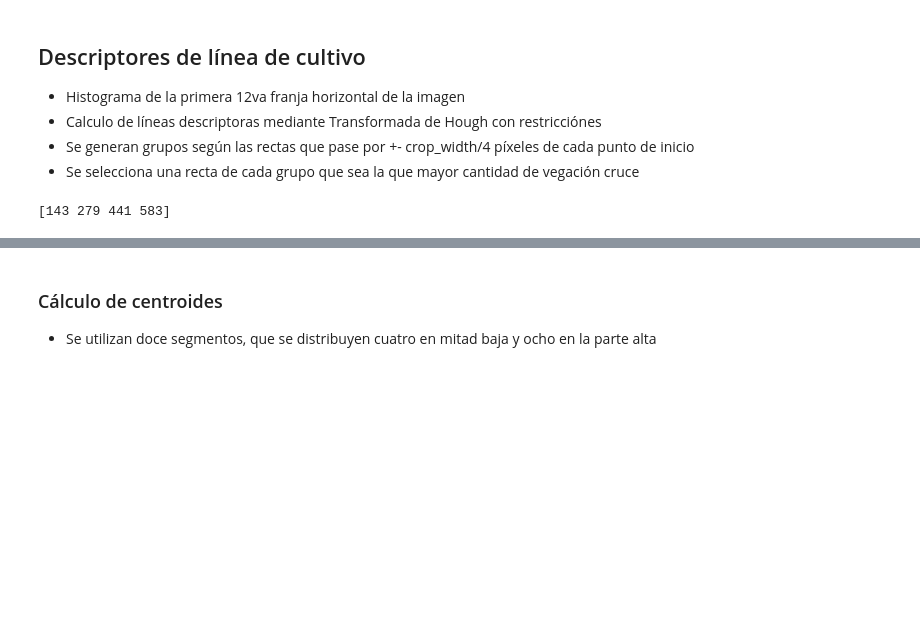
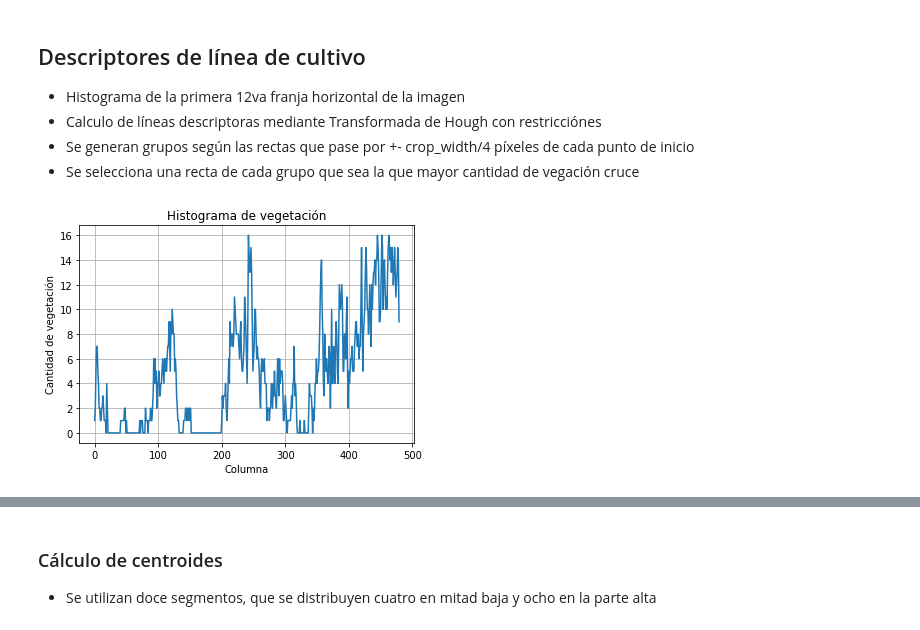
Before and after one commit to joseluisnoguera/Simple-weed-detection, a Jupyter notebook: tesis_project_env/algorithms/AlgoritmoDeDetección.ipynb, the cells around one changed output, grey strips where cells are left out. Saved outputs shown, nothing was run; the diff lists cells and outputs as text; code cells hidden in the pictures; blank space fills up the shorter version.

```diff
--- a/tesis_project_env/algorithms/AlgoritmoDeDetección.ipynb
+++ b/tesis_project_env/algorithms/AlgoritmoDeDetección.ipynb
@@ -78,9 +78,9 @@ kernel_vertical = np.array([
 * Eroción sí el porcentaje de vegetación es mayor a 12%
 # %%
 
-path_to_imgs = 'img/test/'
+path_to_imgs = 'img/test/originals_rs/'
 #1,2,7,8,9,10,11,14,17,20,21,22,26,29,30,31,32
-file_name = 'test10'
+file_name = 'test2_rs'
 _original = cv2.imread(path_to_imgs + file_name + '.png', cv2.IMREAD_COLOR)
 if _original is None:
     print('Warning: imagen no cargada')
@@ -155,31 +155,31 @@ morph = cv2.morphologyEx(segmented_1, cv2.MORPH_CLOSE, kernel_ones, iterations=1
 # %%
 # Calcular histograma de la franja inferior de la imágen, detectar la cantidad de picos según la cantidad
 # de lineas se busquen, si hay más o menos de lo buscado se descarta la imagen.
 # Luego de calculados los picos, calcular su centroide (la media de la distribución alrededor del pico)
 
 # segment = seg_and[offset_seg_height:offset_seg_height + seg_height, 0:td_w]
 h_space = int(morph.shape[0]/12)
-indexes = get_maximum_points(eroded[morph.shape[0] - h_space:morph.shape[0], 0:morph.shape[1]], crop_width_bottom)
+# indexes = get_maximum_points(eroded[morph.shape[0] - h_space:morph.shape[0], 0:morph.shape[1]], crop_width_bottom)
 #-------
-# horizontal_segment = reducted[morph.shape[0] - h_space:morph.shape[0], 0:morph.shape[1]]
-# histogram = column_histogram(horizontal_segment)
+horizontal_segment = reducted[morph.shape[0] - h_space:morph.shape[0], 0:morph.shape[1]]
+histogram = column_histogram(horizontal_segment)
 
 # Dibujar linea para mostrar sector analizado, y guarda
 # _morph_aux1 = cv2.merge((morph, morph, morph))
 # _morph_aux1 = cv2.line(_morph_aux1, (0, morph.shape[0]-h_space),
 #                   (morph.shape[1], morph.shape[0]-h_space), (0, 0, 255), 1)
 # mostrar_img('line', _morph_aux1)
 # cv2.imwrite(path_to_imgs + file_name + '_'+ 'segmentToInitialPoints' +'.png', _morph_aux1)
 # --------
-# x = np.arange(0, morph.shape[1], 1)
-# fig, ax = plt.subplots()
-# ax.plot(x, histogram)
-# ax.set(xlabel='Columna', ylabel='Cantidad de vegetación', title='Histograma de vegetación')
-# ax.grid()
+x = np.arange(0, morph.shape[1], 1)
+fig, ax = plt.subplots()
+ax.plot(x, histogram)
+ax.set(xlabel='Columna', ylabel='Cantidad de vegetación', title='Histograma de vegetación')
+ax.grid()
 # fig.savefig('img/test/histogram_vegetation.png')
 # plt.show()
 # %% [output]
-[143 279 441 583]
+[figure, added]
 # %%
 # El tamaño de ventana depende del ancho de las lineas, se busca un valor de manera que suavice y resalte los picos de cultivo
 # El grado del polinomio (por prueba) resulto ser mejor con grado 1, y eso puede ayudar en los calculos
```
Also changed, not shown: parts of 4 cells of this notebook, 2 other files.
